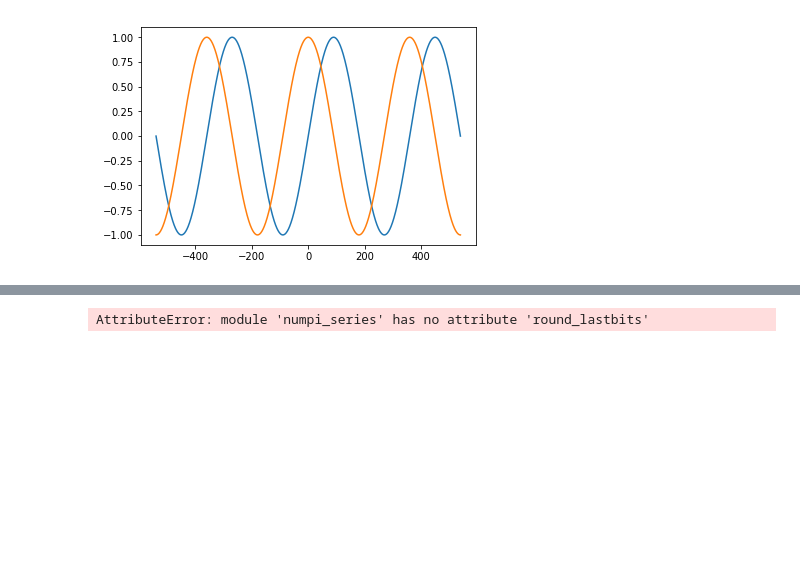
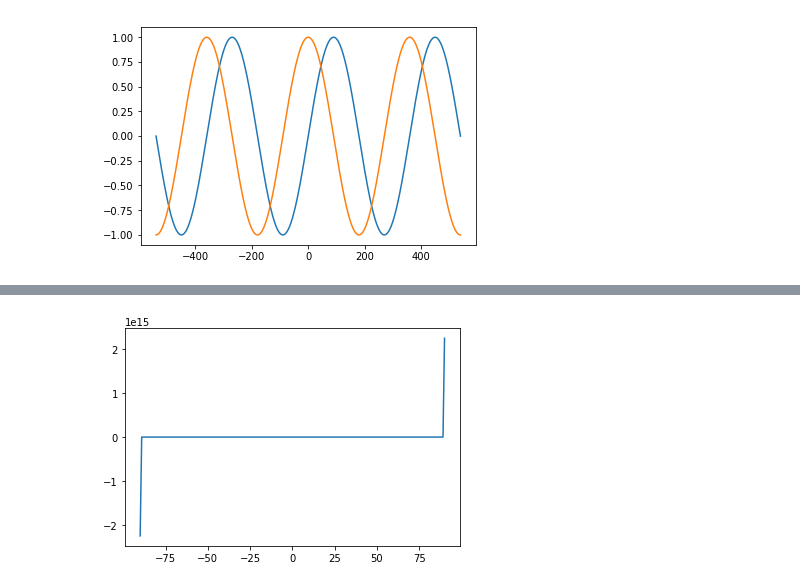
Before and after one commit to jr3cermak/numpypi, a Jupyter notebook: Demo numpi_series.ipynb, the cells around one changed output, grey strips where cells are left out. Cells and saved outputs as stored; diff of their text form; code cells hidden in the pictures; blank space fills up the shorter version.

```diff
--- a/Demo numpi_series.ipynb
+++ b/Demo numpi_series.ipynb
@@ -84,8 +82,0 @@ for i in range(len(x)):
-# %%
-n = 1*1024*1024
-numpy.random.seed(11)
-x = numpy.tan( numpy.pi * ( numpy.random.rand(n) - 0.5 ) )
-y = numpy.round_lastbits( x, bits=0 )
-print( numpy.count_nonzero( y-x ) )
-# %% [output]
-AttributeError: module 'numpi_series' has no attribute 'round_lastbits'
@@ -104,25 +83,6 @@ print( numpy.count_nonzero( y-x ), 1-numpy.count_nonzero( y-x )/n )
-# %%
-print( numpy.round_lastbits( numpy.pi ) )
-numpy.set_rounding_bits(40)
-print( numpy.round_lastbits( numpy.pi ) )
-numpy.set_rounding_bits(0)
-# %%
-print('Original numpy results')
-numpy.unset_rounding_bits()
-print( numpy.cos( [numpy.pi/4] ) - 0.5*numpy.sqrt(2) )
-print( numpy.sin( [numpy.pi/4] ) - 0.5*numpy.sqrt(2) )
-print( numpy.tan( [numpy.pi/4] ) - 1.0 )
-print('numpi results with bits=0')
-numpy.set_rounding_bits(0)
-print( numpy.cos( [numpy.pi/4] ) - 0.5*numpy.sqrt(2) )
-print( numpy.sin( [numpy.pi/4] ) - 0.5*numpy.sqrt(2) )
-print( numpy.tan( [numpy.pi/4] ) - 1.0 )
-print('numpi results with bits=12')
-numpy.set_rounding_bits(12)
-print( numpy.cos( [numpy.pi/4] ) - 0.5*numpy.sqrt(2) )
-print( numpy.sin( [numpy.pi/4] ) - 0.5*numpy.sqrt(2) )
-print( numpy.tan( [numpy.pi/4] ) - 1.0 )
-print('numpi results with bits=12 compared to rounded results')
-print( numpy.cos( [numpy.pi/4] ) - numpy.round_lastbits( 0.5*numpy.sqrt(2) ) )
-print( numpy.sin( [numpy.pi/4] ) - numpy.round_lastbits( 0.5*numpy.sqrt(2) ) )
-print( numpy.tan( [numpy.pi/4] ) - 1.0 )
+# %%
+eps = numpy.finfo(1.).eps
+x = numpy.linspace(-numpy.pi/2*(1-1*eps), numpy.pi/2*(1-1*eps), 200)
+plt.plot(x*180/numpy.pi, numpy.tan(x) );
+# %% [output]
+[figure, added]
```
Also changed, not shown: parts of 5 cells of this notebook, 4 other files.
